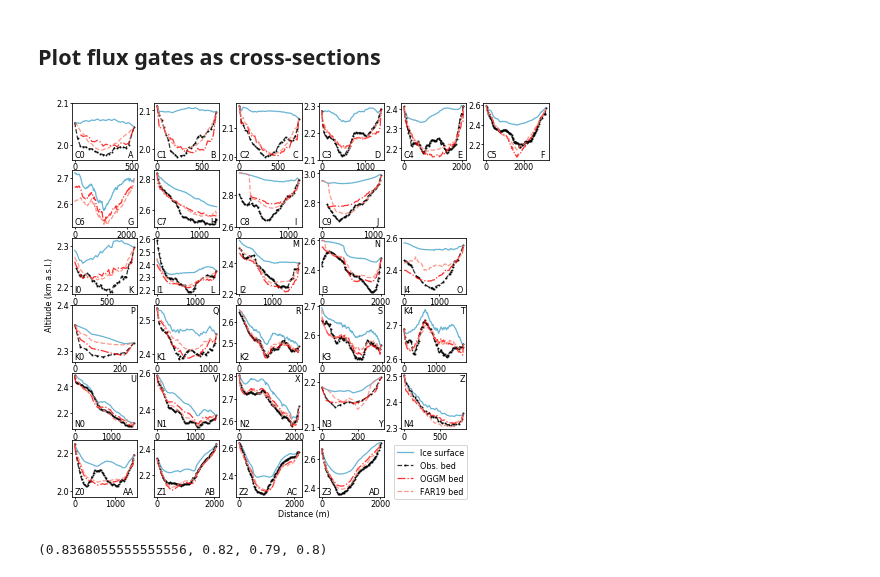
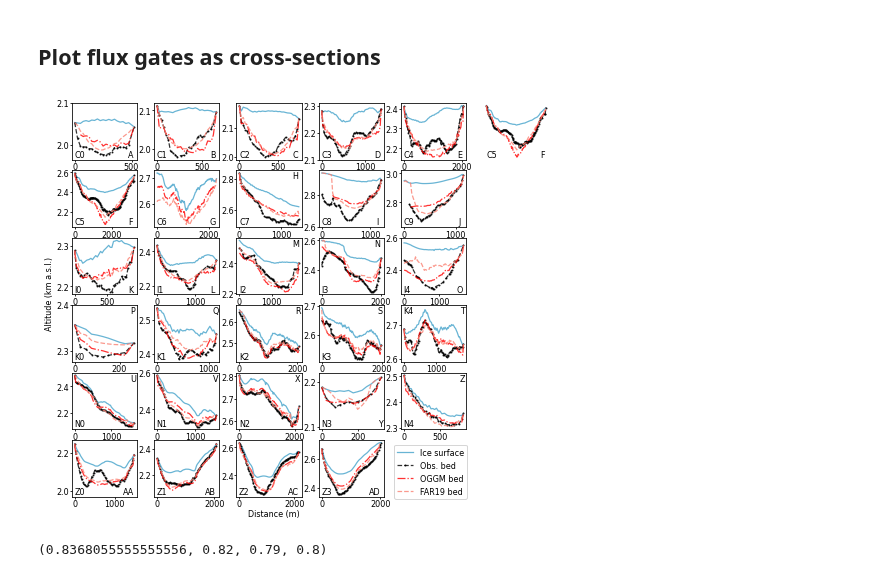
Before and after one commit to bpelto/ice_dynamics, a Jupyter notebook: flux_gate-Conrad-MP-pw.ipynb, the cells around one changed output. Saved outputs shown, nothing was run; the diff lists cells and outputs as text; code cells hidden in the pictures.

```diff
--- a/flux_gate-Conrad-MP-pw.ipynb
+++ b/flux_gate-Conrad-MP-pw.ipynb
@@ -2830,12 +2831,12 @@ tail = True
 I_stats['Glacier']=Glacier[1];C_stats['Glacier']=Glacier[0];K_stats['Glacier']=Glacier[2];
 Z_stats['Glacier']=Glacier[3];Z_stats['Glacier']=Glacier[4];
 
+frames=[C_stats,I_stats,K_stats,N_stats,Z_stats]
+
 ### all av. stats
 if tail ==True:
     for i in range(len(frames)):
         frames[i] = frames[i].tail(4)
-else:
-    frames=[C_stats,I_stats,K_stats,N_stats,Z_stats] ### all stats
 
 ALL_stats=pd.concat(frames, join='inner') # inner keeps order
 ALL_stats.ME[ALL_stats.method=='Observed']=np.nan;#ALL_stats.PBias[ALL_stats.method=='Observed']=np.nan
@@ -3900,13 +3919,19 @@ for i in range(D.ID.nunique()+8+5+6+6):
     if n<12:
         K=D_all[D_all.ID==i].sort_values(by=['distance'])
         O=obs_H[obs_H.ID==i].sort_values(by=['distance'])
-
+        if n >= 6:
+            i=i-1
+            K=D_all[D_all.ID==i].sort_values(by=['distance'])
+            O=obs_H[obs_H.ID==i].sort_values(by=['distance'])
+#         elif n>7:
+#             K=D_all[D_all.ID==i].sort_values(by=['distance'])
+#             O=obs_H[obs_H.ID==i].sort_values(by=['distance'])
         # plot glacier surface
         ax[j,k].tick_params(which='major', length=1.75)
         ax[j,k].plot(K[K.ID==i].distance, (K[K.ID==i].dem/div), color='#43a2ca', alpha=a, label='Ice surf.', lw=l)
 
         #plot gpr thickness gates
-        if n!=6:
+        if n!=7:
             gpr=(O[O.ID==i].dem/div)-(O[O.ID==i].gpr)/div
             gpr_mask=np.isfinite(gpr)
             ax[j,k].plot(O[O.ID==i].distance, gpr, marker='o'
@@ -3922,7 +3947,7 @@ for i in range(D.ID.nunique()+8+5+6+6):
 
         ax[j,k].text(0.04, 0.09, gate[i], transform=ax[j,k].transAxes, verticalalignment='center', horizontalalignment='left')
 
-        if i == 10:
+        if i == 7:
             ax[j,k].text(0.9, 0.9, letter[i], transform=ax[j,k].transAxes, verticalalignment='center', horizontalalignment='center')
         else:
             ax[j,k].text(0.9, 0.09, letter[i], transform=ax[j,k].transAxes, verticalalignment='center', horizontalalignment='center')
@@ -3933,8 +3958,8 @@ for i in range(D.ID.nunique()+8+5+6+6):
              ax[j,k].yaxis.set_major_locator(ticker.MultipleLocator(200/div))
 
     #     ax[j,k].text(0.04, 0.04, letter[i], transform=ax[j,k].transAxes, fontweight='bold', fontsize=10, verticalalignment='center', horizontalalignment='center',)
-        ax[0,0].set_ylim((1.965, 2.1)); ax[1,2].set_ylim((2.6, 2.95));  ax[1,3].set_ylim((2.63, 3.02))
-        ax[2,4].set_ylim((2.25, 2.6)); ax[0,3].set_ylim((2.1, 2.31))
+        ax[0,0].set_ylim((1.965, 2.1)); ax[1,3].set_ylim((2.6, 2.95));
+        ax[1,4].set_ylim((2.63, 3.02)); ax[0,3].set_ylim((2.1, 2.31))
 #         ax[0,5].set_xlim((-100, 1450));   ax[1,5].set_xlim((-50, 1300)) ;
         n += 1;    k += 1
         if n == 6:
@@ -3969,14 +3994,14 @@ for i in range(D.ID.nunique()+8+5+6+6):
         ax[j,k].plot(K.distance, (K.dem/div)-(K.farin_corr/div),
                      ls='--', c='salmon', alpha=a, label='Farinotti et al. (2019) bed', lw=l)  #marker='o')
 #         ax[2,4].set_ylim(2.1, 2.22)
-        if i <= 13:
+        if i <= 12:
             ax[j,k].yaxis.set_major_locator(ticker.MultipleLocator(100/div))
         else:
             ax[j,k].yaxis.set_major_locator(ticker.MultipleLocator(200/div))
         #ax[j,k].set_facecolor('0.92') ## make grey background for Illec.
 
         ax[j,k].text(0.04, 0.09, gate[i], transform=ax[j,k].transAxes, verticalalignment='center', horizontalalignment='left')
-
+        ax[2,1].set_ylim((2.15, 2.48));ax[2,4].set_ylim((2.25, 2.6))
 
         if i == 14 or i==15:
             ax[j,k].text(0.9, 0.9, letter[i], transform=ax[j,k].transAxes, verticalalignment='center', horizontalalignment='center')
@@ -4055,35 +4080,35 @@ for i in range(D.ID.nunique()+8+5+6+6):
         obs_H = df_agg_zill.copy();obs_H = obs_H.dropna(subset=['gpr'])
         O=obs_H[obs_H.id==i-30].sort_values(by=['distance'])
 
         # plot glacier surface
         ax[j,k].tick_params(which='major', length=1.75)
         ax[j,k].plot(K.distance, (K.dem/div), color='#43a2ca', alpha=a, label='Ice surface',lw=l)
 
         #plot gpr thickness gates
         gpr=(O.dem/div)-(O.gpr/div)
         gpr_mask=np.isfinite(gpr)
         ax[j,k].plot(O.distance, gpr, marker='o', ms=1.0, ls='--', color='k', alpha=a, label='Obs. bed', lw=l)
 
         ##plot optimized thickness gates
         ax[j,k].plot(K.distance, (K.dem/div)-(K.H_opt/div), ls='-.', c='r', alpha=a, label='OGGM bed',lw=l)  #marker='o')
 
         ##plot Farinotti thickness gates
         ax[j,k].plot(K.distance, (K.dem/div)-(K.farin_corr/div),
                      ls='--', c='salmon', alpha=a, label='FAR19 bed', lw=l)  #marker='o')
         ax[j,k].text(0.95, 0.09, letter[i], transform=ax[j,k].transAxes, verticalalignment='center', horizontalalignment='right')
         ax[j,k].text(0.04, 0.09, gate[i], transform=ax[j,k].transAxes, verticalalignment='center', horizontalalignment='left')
         ax[5,0].set_ylim((1.97, 2.27));ax[5,1].set_ylim((2.03, 2.47))
         n += 1;    k += 1
 
 
 ax[5,4].legend(bbox_to_anchor=(1.07, 0.99))
-ax[1,5].axis('off');ax[1,4].axis('off');ax[3,5].axis('off');ax[3,5].axis('off');ax[2,5].axis('off');ax[4,5].axis('off')
-ax[5,4].axis('off');ax[5,5].axis('off')
+ax[1,5].axis('off');ax[3,5].axis('off');ax[3,5].axis('off');ax[2,5].axis('off');ax[4,5].axis('off')
+ax[5,4].axis('off');ax[5,5].axis('off');ax[0,5].axis('off')
 # plt.axhspan(0.75, i+.2, facecolor='0.2', alpha=0.5)
-fig.text(0.003, 0.6, 'Altitude (km a.s.l.)', rotation=90)
-fig.text(0.46, 0.009, 'Distance (m)')
+fig.text(0.003, 0.45, 'Altitude (km a.s.l.)', rotation=90)
+fig.text(0.4, 0.009, 'Distance (m)')
 fig.subplots_adjust(bottom=0.054, top=0.98, left=0.055, right=0.99, wspace=0.26, hspace=0.19)
 
 plt.savefig(fl_path + 'products/' +'All_gates_all_glaciers_5_NEW.pdf', dpi=300)
 # %% [output]
-[figure, old version]
+[figure, new version]
```
Also changed, not shown: parts of 4 cells of this notebook, 1 other file.
